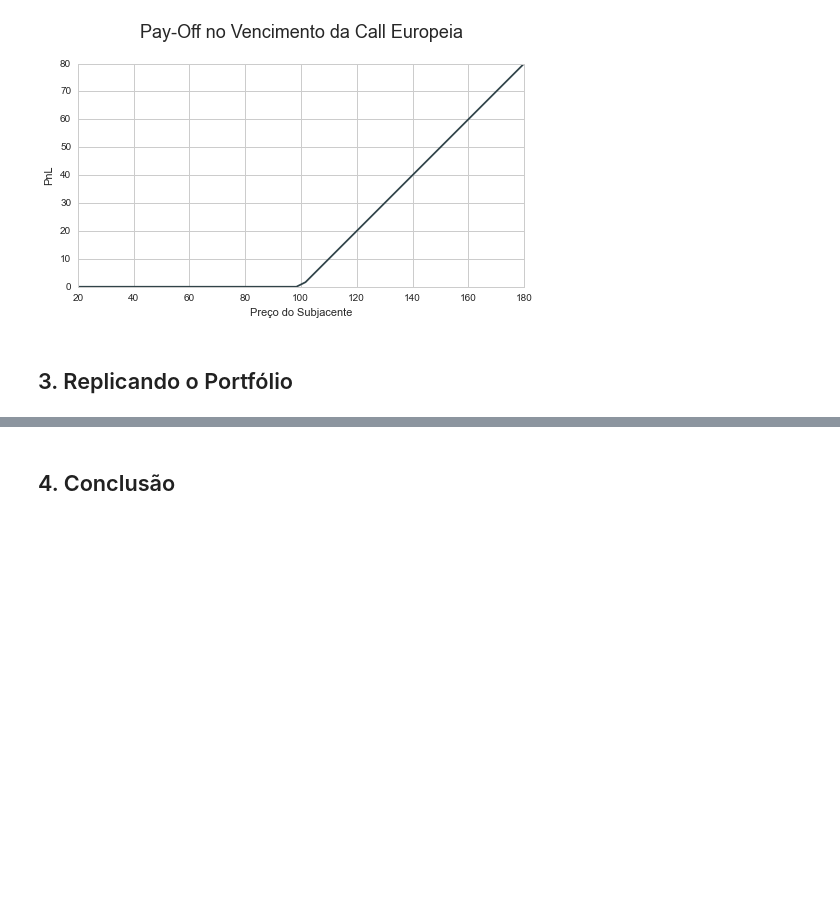
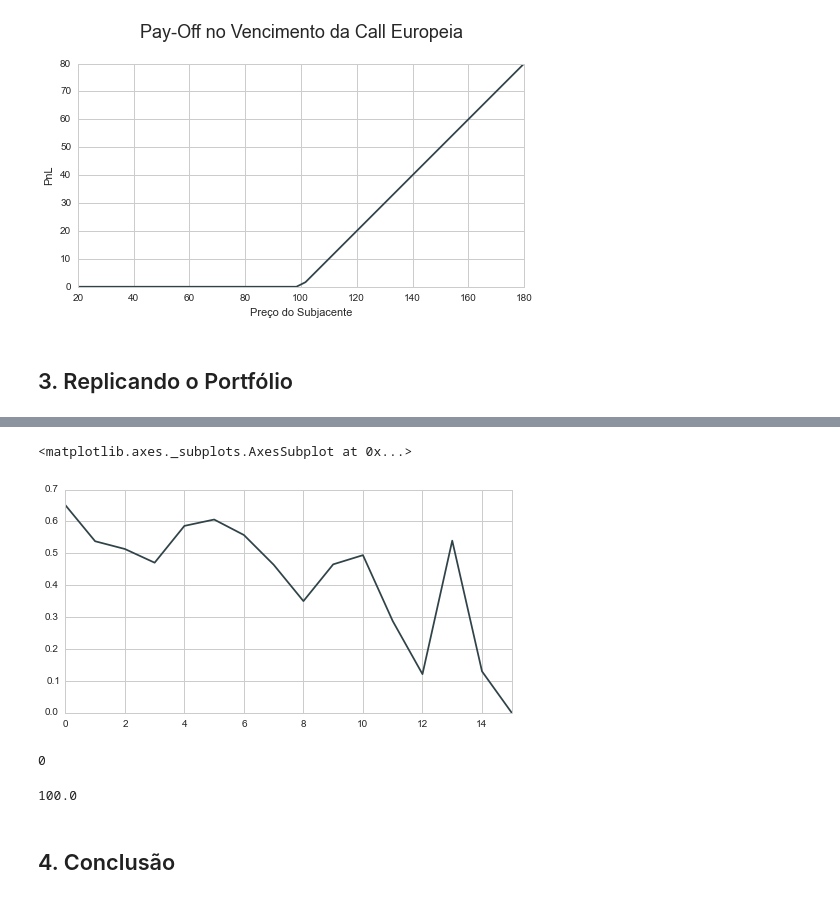
Before and after one commit to ucaiado/Replicating_Strategy, a Jupyter notebook: UiraCaiadoEx01.ipynb, the cells around one changed output, grey strips where cells are left out. Saved outputs shown, nothing was run; the diff lists cells and outputs as text; code cells hidden in the pictures; blank space fills up the shorter version.

```diff
--- a/UiraCaiadoEx01.ipynb
+++ b/UiraCaiadoEx01.ipynb
@@ -1223,0 +1381,4 @@ plot_payoff(EuropianCall, d_param)
+# %%
+df = pd.DataFrame([d["St"][0], d["Vt"][0], d["Delta"][0],
+                  d["DeltaS"][0], d["PhiB"][0]]).T
+df.columns = ["St", "Vt", "Delta", "DeltaS", "PhiB"]
@@ -1223,0 +1409,5 @@ plot_payoff(EuropianCall, d_param)
+# %%
+df[2].plot()
+# %% [output]
+<matplotlib.axes._subplots.AxesSubplot at 0x...>
+[figure, added]
@@ -1223,0 +1423,9 @@ plot_payoff(EuropianCall, d_param)
+# %%
+
+gbm.current_step
+# %% [output]
+0
+# %%
+gbm()
+# %% [output]
+100.0
```
Also changed, not shown: parts of 21 cells of this notebook.
